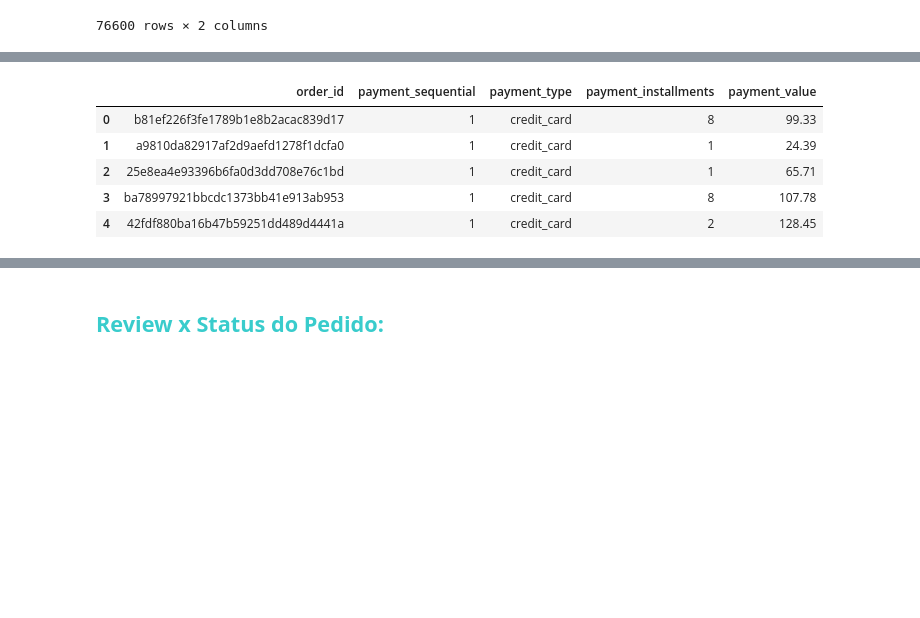
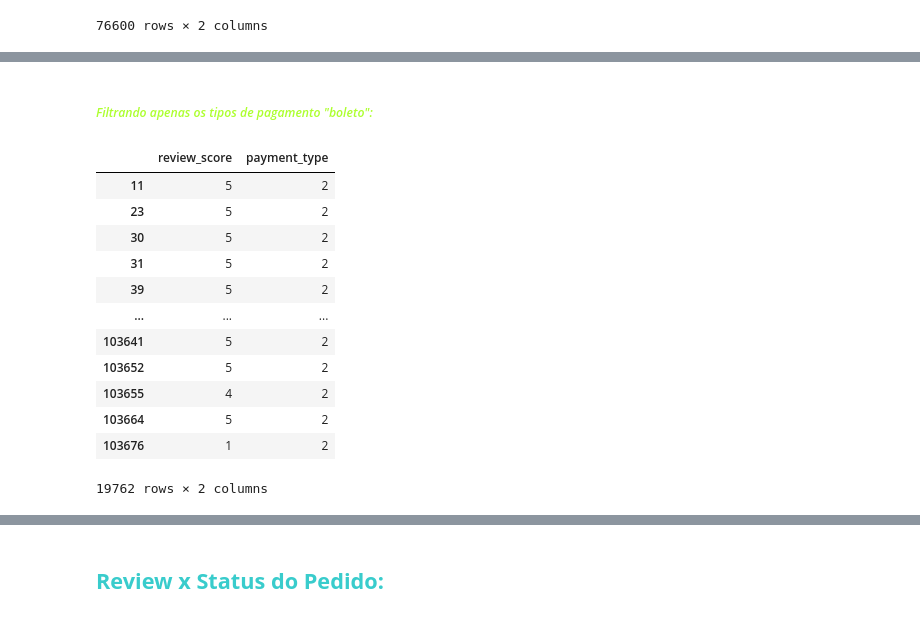
Before and after one commit to Brenno-Kenji/consumer-feedback-analysis, a Jupyter notebook: notebooks/main.ipynb, the cells around one changed output, grey strips where cells are left out. Saved outputs shown, nothing was run; the diff lists cells and outputs as text; code cells hidden in the pictures; blank space fills up the shorter version.

Commit message:
mes03 - realizado análise descritiva 03
- foi realizado 80% da análise de relação entre as variáveis "review_score" e "payment_type".

- foi adicionado o "data_schema" ao notebook.

```diff
--- a/notebooks/main.ipynb
+++ b/notebooks/main.ipynb
@@ -1463,9 +1505,19 @@ visualizar_tabela(olist_order_reviews_dataset)
-# %%
-visualizar_tabela(olist_order_payments_dataset)
-# %% [output]
-|  | order_id | payment_sequential | payment_type | payment_installments | payment_value |
-| 0 | b81ef226f3fe1789b1e8b2acac839d17 | 1 | credit_card | 8 | 99.33 |
-| 1 | a9810da82917af2d9aefd1278f1dcfa0 | 1 | credit_card | 1 | 24.39 |
-| 2 | 25e8ea4e93396b6fa0d3dd708e76c1bd | 1 | credit_card | 1 | 65.71 |
-| 3 | ba78997921bbcdc1373bb41e913ab953 | 1 | credit_card | 8 | 107.78 |
-| 4 | 42fdf880ba16b47b59251dd489d4441a | 1 | credit_card | 2 | 128.45 |
+# %% [markdown]
+##### <span style = 'color: #ADFF2F'> *Filtrando apenas os tipos de pagamento "boleto":* </span>
+# %%
+merged_reviews_tipo_pagamento_boleto = merged_reviews_tipo_pagamento[(merged_reviews_tipo_pagamento['payment_type'] == 2)]
+merged_reviews_tipo_pagamento_boleto
+# %% [output]
+|  | review_score | payment_type |
+| 11 | 5 | 2 |
+| 23 | 5 | 2 |
+| 30 | 5 | 2 |
+| 31 | 5 | 2 |
+| 39 | 5 | 2 |
+| ... | ... | ... |
+| 103641 | 5 | 2 |
+| 103652 | 5 | 2 |
+| 103655 | 4 | 2 |
+| 103664 | 5 | 2 |
+| 103676 | 1 | 2 |
+19762 rows × 2 columns
```
Also changed, not shown: parts of 41 cells of this notebook, 1 other file.
